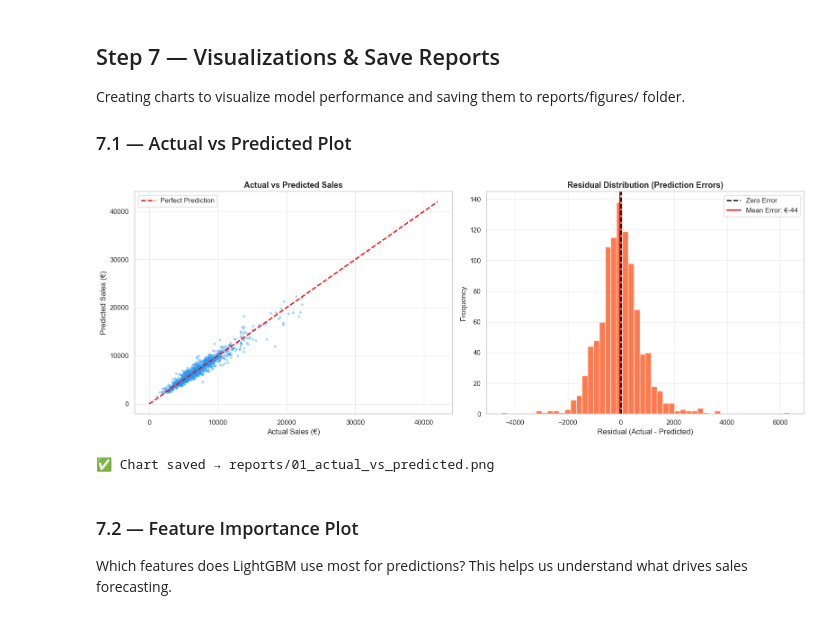
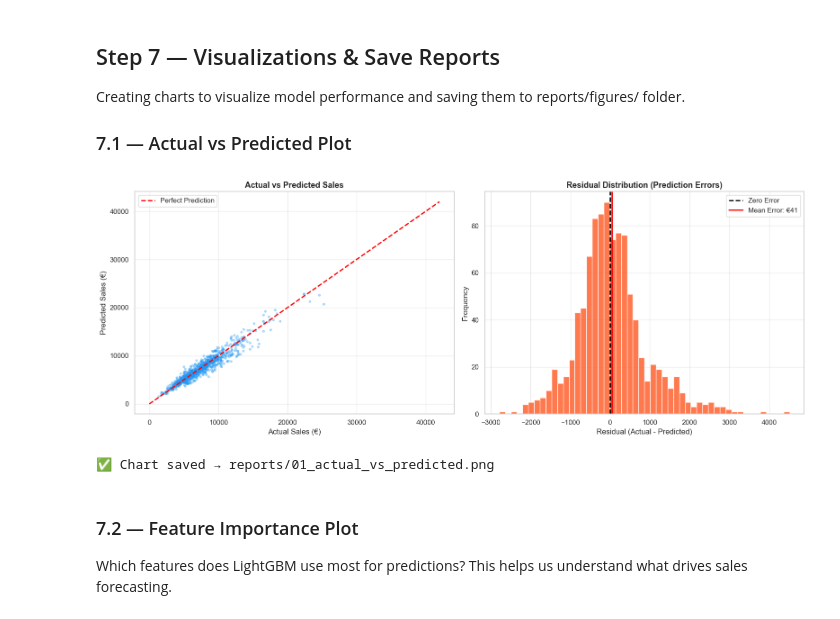
Before and after one commit to kavyadakoori/rossmann-sales-forecasting, a Jupyter notebook: notebooks/04_Model_Training.ipynb, the cells around one changed output. Cells and saved outputs as stored; diff of their text form; code cells hidden in the pictures.

```diff
--- a/notebooks/04_Model_Training.ipynb
+++ b/notebooks/04_Model_Training.ipynb
@@ -153,17 +129,20 @@ Split strategy:
 → Validation : Jan 2015 — May 2015  (tune model)
 → Test       : Jun 2015 — Jul 2015  (final evaluation)
 # %%
+# # ── Filter only open stores ───────────────────────────────────────
+# # Closed stores have Sales = 0, not useful for forecasting
+df = df_raw[df_raw['Open'] == 1].copy()
+df.drop(columns=['Open'], inplace=True)
+
 # ── Convert date — already dropped but recreate from Year/Month/Day
 df['Date'] = pd.to_datetime(df[['Year', 'Month', 'Day']])
 
 # ── Define split dates ────────────────────────────────────────────
-train_end = '2014-12-31'
-val_end   = '2015-05-31'
+train_end = '2015-03-31'
 
 # ── Split ─────────────────────────────────────────────────────────
 train_df = df[df['Date'] <= train_end].copy()
-val_df   = df[(df['Date'] > train_end) & (df['Date'] <= val_end)].copy()
-test_df  = df[df['Date'] > val_end].copy()
+val_df   = df[(df['Date'] > train_end)].copy()
 
 # ── Define features and target ────────────────────────────────────
 drop_cols = ['Sales', 'Date']
@@ -175,9 +154,6 @@ y_train = train_df['Sales']
 X_val   = val_df[feature_cols]
 y_val   = val_df['Sales']
 
-X_test  = test_df[feature_cols]
-y_test  = test_df['Sales']
-
 # ── Verify ────────────────────────────────────────────────────────
 print("📊 Dataset Split Summary:")
 print("-" * 50)
@@ -185,8 +161,6 @@ print(f"   Train      : {train_df['Date'].min().date()} → "
       f"{train_df['Date'].max().date()} | {len(train_df):,} rows")
 print(f"   Validation : {val_df['Date'].min().date()} → "
       f"{val_df['Date'].max().date()} | {len(val_df):,} rows")
-print(f"   Test       : {test_df['Date'].min().date()} → "
-      f"{test_df['Date'].max().date()} | {len(test_df):,} rows")
 print()
 print(f"   Total features : {len(feature_cols)}")
 print(f"   Feature list   : {feature_cols}")
@@ -246,0 +370,13 @@ stops improving — prevents overfitting.
+# %%
+best_lgbm = random_search.best_estimator_
+y_val_pred = best_lgbm.predict(X_val)
+
+mae = mean_absolute_error(y_val, y_val_pred)
+rmse = np.sqrt(mean_squared_error(y_val, y_val_pred))
+r2 = r2_score(y_val, y_val_pred)
+
+print("Tuned LightGBM Results")
+print("----------------------")
+print(f"MAE  : {mae:.2f}")
+print(f"RMSE : {rmse:.2f}")
+print(f"R²   : {r2:.2f}")
@@ -354,9 +483,9 @@ and saving them to reports/figures/ folder.
 ### 7.1 — Actual vs Predicted Plot
 # %%
 # ── Sample 1000 points for plotting (faster rendering) ────────────
-sample_idx = np.random.choice(len(y_test), 1000, replace=False)
-y_test_sample = np.array(y_test)[sample_idx]
-y_pred_sample = y_pred[sample_idx]
+sample_idx = np.random.choice(len(y_val), 1000, replace=False)
+y_test_sample = np.array(y_val)[sample_idx]
+y_pred_sample = y_val_pred[sample_idx]
 
 # ── Plot ──────────────────────────────────────────────────────────
 fig, axes = plt.subplots(1, 2, figsize=(16, 6))
@@ -368,34 +497,34 @@ axes[0].plot([0, 42000], [0, 42000],
              color='red', linewidth=2, linestyle='--', label='Perfect Prediction')
 axes[0].set_title('Actual vs Predicted Sales', fontsize=13, fontweight='bold')
 axes[0].set_xlabel('Actual Sales (€)')
 axes[0].set_ylabel('Predicted Sales (€)')
 axes[0].legend()
 axes[0].grid(True, alpha=0.4)
 
 # Residual plot — Error distribution
 residuals = y_test_sample - y_pred_sample
 axes[1].hist(residuals, bins=50, color='#FF5722',
              edgecolor='white', alpha=0.8)
 axes[1].axvline(x=0, color='black', linewidth=2,
                 linestyle='--', label='Zero Error')
 axes[1].axvline(x=residuals.mean(), color='red',
                 linewidth=2, label=f'Mean Error: €{residuals.mean():,.0f}')
 axes[1].set_title('Residual Distribution (Prediction Errors)',
                   fontsize=13, fontweight='bold')
 axes[1].set_xlabel('Residual (Actual - Predicted)')
 axes[1].set_ylabel('Frequency')
 axes[1].legend()
 axes[1].grid(True, alpha=0.4)
 
 plt.tight_layout()
 
 # ── Save figure ───────────────────────────────────────────────────
 plt.savefig(f'{FIGURES_PATH}01_actual_vs_predicted.png',
             dpi=150, bbox_inches='tight')
 plt.show()
 print("✅ Chart saved → reports/01_actual_vs_predicted.png")
 # %% [output]
-[figure, old version]
+[figure, new version]
 ✅ Chart saved → reports/01_actual_vs_predicted.png
 # %% [markdown]
 ### 7.2 — Feature Importance Plot
```
Also changed, not shown: parts of 35 cells of this notebook, 32 other files.
